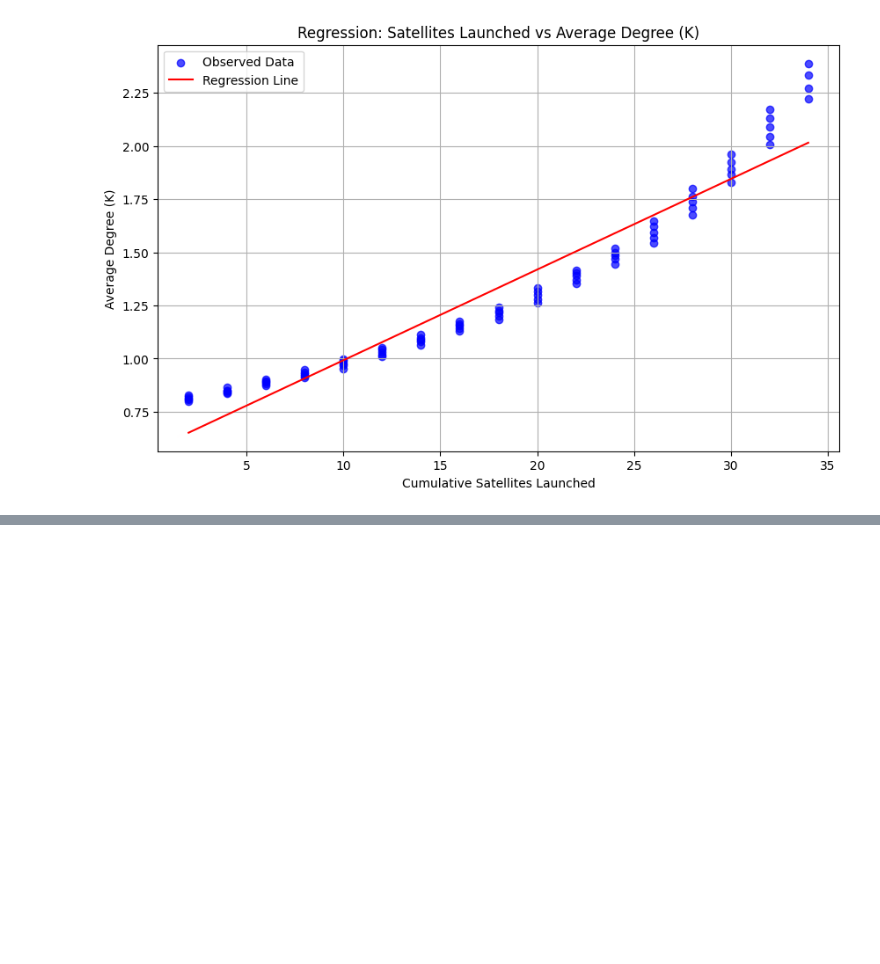
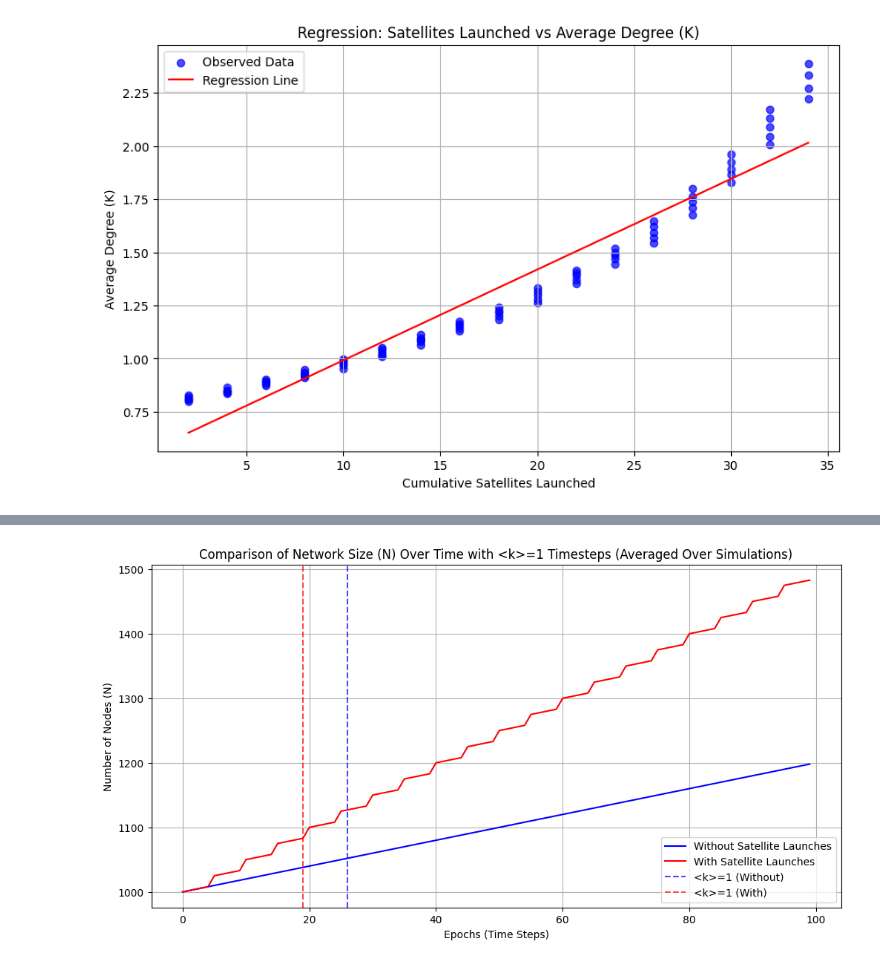
Before and after one commit to zoeazra/ComplexSystemsProject, a Jupyter notebook: sim/SatLaunchPlots.ipynb, the cells around one changed output, grey strips where cells are left out. Cells and saved outputs as stored; diff of their text form; code cells hidden in the pictures; blank space fills up the shorter version.

```diff
--- a/sim/SatLaunchPlots.ipynb
+++ b/sim/SatLaunchPlots.ipynb
@@ -271,0 +482,99 @@ statsmodels not found
+# %%
+import matplotlib.pyplot as plt
+from network.network import dynamic_network_model
+import networkx as nx
+import numpy as np
+from scipy.stats import mannwhitneyu
+
+# Parameters
+N = 1000  # Initial number of nodes
+P = 0.0008  # Collision probability
+plow = 0.01  # Probability of generating new fragments
+new_fragments_per_collision = 2  # Debris per collision
+iterations = 100  # Number of time steps
+launch_freq = 5  # Launch satellites every 5 time steps
+nr_sat_launches = 15  # Number of satellites launched per launch
+num_simulations = 50  # Number of simulations to average
+
+# Initialize arrays to store results across simulations
+nodes_over_time_without_all = []
+nodes_over_time_with_all = []
+avg_degrees_without_all = []
+avg_degrees_with_all = []
+gc_proportions_without_all = []
+gc_proportions_with_all = []
+k_equal_1_timesteps_without = []
+k_equal_1_timesteps_with = []
+
+# Run simulations without satellite launches
+print("Running simulations WITHOUT satellite launches...")
+for _ in range(num_simulations):
+    G_without_sat = nx.empty_graph(N)
+    avg_degrees_without, gc_proportions_without, _ = dynamic_network_model(
+        G_without_sat, iterations, P, plow, new_fragments_per_collision, nr_sat_launches=0, launch_freq=launch_freq
+    )
+    avg_degrees_without_all.append(np.pad(avg_degrees_without, (0, iterations - len(avg_degrees_without)), constant_values=np.nan))
+    gc_proportions_without_all.append(np.pad(gc_proportions_without, (0, iterations - len(gc_proportions_without)), constant_values=np.nan))
+    nodes_over_time_without = [N + i * new_fragments_per_collision for i in range(iterations)]
+    nodes_over_time_without_all.append(nodes_over_time_without)
+
+    k_equal_1_timestep = next((i for i, k in enumerate(avg_degrees_without) if k >= 1), None)
+    if k_equal_1_timestep is not None:
+        k_equal_1_timesteps_without.append(k_equal_1_timestep)
+
+# Run simulations with satellite launches
+print("Running simulations WITH satellite launches...")
+for _ in range(num_simulations):
+    G_with_sat = nx.empty_graph(N)
+    avg_degrees_with, gc_proportions_with, _ = dynamic_network_model(
+        G_with_sat, iterations, P, plow, new_fragments_per_collision, nr_sat_launches, launch_freq
+    )
+    avg_degrees_with_all.append(np.pad(avg_degrees_with, (0, iterations - len(avg_degrees_with)), constant_values=np.nan))
+    gc_proportions_with_all.append(np.pad(gc_proportions_with, (0, iterations - len(gc_proportions_with)), constant_values=np.nan))
+    nodes_over_time_with = [
+        N + i * new_fragments_per_collision + (i // launch_freq) * nr_sat_launches for i in range(iterations)
+    ]
+    nodes_over_time_with_all.append(nodes_over_time_with)
+
+    k_equal_1_timestep = next((i for i, k in enumerate(avg_degrees_with) if k >= 1), None)
+    if k_equal_1_timestep is not None:
+        k_equal_1_timesteps_with.append(k_equal_1_timestep)
+
+# Perform Mann-Whitney U test
+stat, p_value = mannwhitneyu(k_equal_1_timesteps_without, k_equal_1_timesteps_with, alternative='greater')
+
+print("Mann-Whitney U Test Results:")
+print(f"U Statistic: {stat}")
+print(f"P-Value: {p_value}")
+
+# Compute averages across simulations
+avg_nodes_without = np.nanmean(nodes_over_time_without_all, axis=0)
+avg_nodes_with = np.nanmean(nodes_over_time_with_all, axis=0)
+avg_k_without = np.nanmean(avg_degrees_without_all, axis=0)
+avg_k_with = np.nanmean(avg_degrees_with_all, axis=0)
+avg_gc_proportions_without = np.nanmean(gc_proportions_without_all, axis=0)
+avg_gc_proportions_with = np.nanmean(gc_proportions_with_all, axis=0)
+
+# Plot the results for network size over time
+plt.figure(figsize=(12, 6))
+
+# Plot nodes over time for both models
+plt.plot(range(iterations), avg_nodes_without, label="Without Satellite Launches", color="blue")
+plt.plot(range(iterations), avg_nodes_with, label="With Satellite Launches", color="red")
+
+# Add horizontal lines for <k> = 1 timesteps
+k_equal_1_timestep_without = next((i for i, k in enumerate(avg_k_without) if k >= 1), None)
+k_equal_1_timestep_with = next((i for i, k in enumerate(avg_k_with) if k >= 1), None)
+if k_equal_1_timestep_without is not None:
+    plt.axvline(x=k_equal_1_timestep_without, color="blue", linestyle="--", alpha=0.7, label="<k>=1 (Without)")
+if k_equal_1_timestep_with is not None:
+    plt.axvline(x=k_equal_1_timestep_with, color="red", linestyle="--", alpha=0.7, label="<k>=1 (With)")
+
+# Add labels, legend, and title
+plt.title("Comparison of Network Size (N) Over Time with <k>=1 Timesteps (Averaged Over Simulations)")
+plt.xlabel("Epochs (Time Steps)")
+plt.ylabel("Number of Nodes (N)")
+plt.legend()
+plt.grid(True)
+plt.show()
+# %% [output]
@@ -271,0 +598 @@ statsmodels not found
+[figure, added]
```
Also changed, not shown: parts of 8 cells of this notebook, 1 other file.
